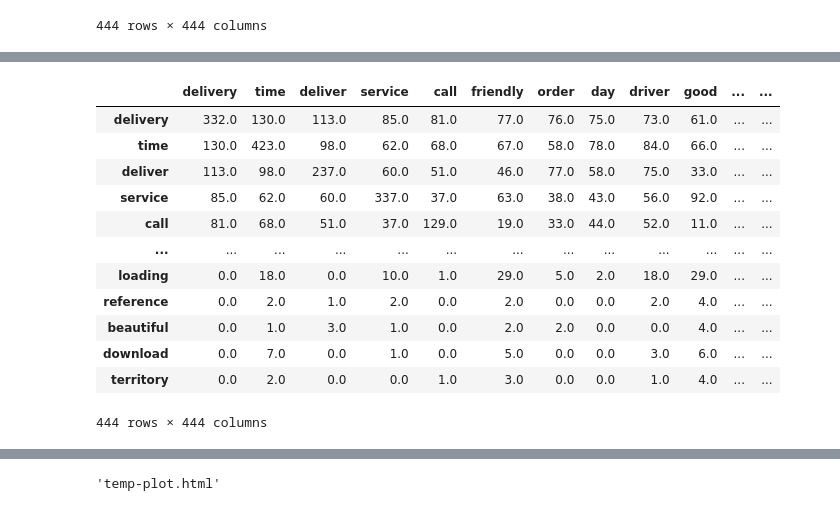
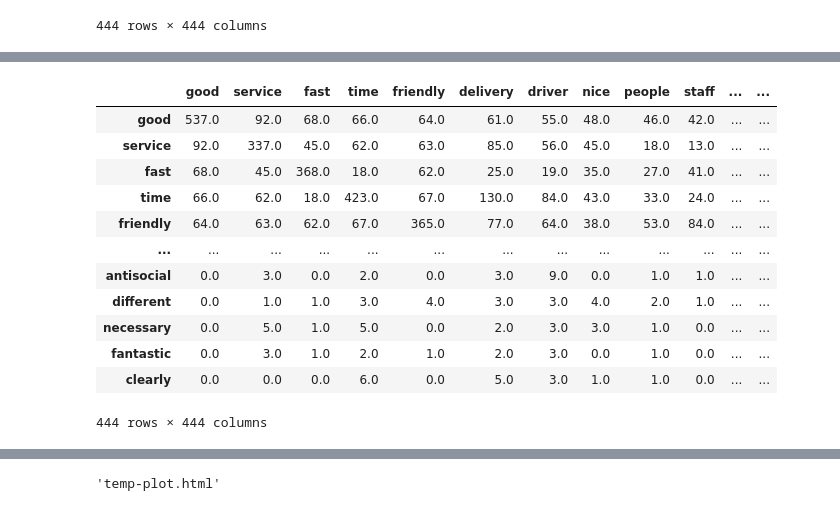
Before and after one commit to GSSaac/TOMlogistics, a Jupyter notebook: kp_WP2_logistics_lexicon.ipynb, the cells around one changed output, grey strips where cells are left out. Drawn from its saved outputs; the diff is of its cells as text; code cells hidden in the pictures.

```diff
--- a/kp_WP2_logistics_lexicon.ipynb
+++ b/kp_WP2_logistics_lexicon.ipynb
@@ -47,7 +47,7 @@ import plotly.express as px
 Dataset_name = 'TechLabsDataset.csv'
 DataDictionary_name = 'TechLabsDataset_Dictionary.csv'
 
-Dataset = pd.read_csv(os.path.join('D:/00_Coding/16_TechLabs/01_GroupProject/TOMlogistics/Data',Dataset_name), index_col = 0)
-DataDictionary = pd.read_csv(os.path.join('D:/00_Coding/16_TechLabs/01_GroupProject/TOMlogistics/Data',DataDictionary_name), index_col = 0)
+Dataset = pd.read_csv(os.path.join('./Data',Dataset_name), index_col = 0)
+DataDictionary = pd.read_csv(os.path.join('./Data',DataDictionary_name), index_col = 0)
 Dataset.head()
 # %% [output]
@@ -569,46 +575,24 @@ def sigmoid(x):
     y = 10 / (1 + np.exp(-(x-5)/1.9))
     return y
 # %%
-#test of sorting
+#sorting original lexicon_adjmat by word 'good'
+lexicon_adjmat_copy_good = lexicon_adjmat.copy()
 
-#test_am = lexicon_adjmat.iloc[0:10, 0:10]
-#sorted_x = test_am.sort_values(by= 'good', axis=1, ascending=False)
-#sorted_xy = sorted_x.sort_values(by= 'good', axis=0, ascending=False)
-#sorted_xy
-
-
-#sorting original lexicon_adjmat
-
-lexicon_adjmat_sorted_x = lexicon_adjmat.sort_values(by= 'good', axis=1, ascending=False)
-lexicon_adjmat_sorted_xy = lexicon_adjmat_sorted_x.sort_values(by= 'good', axis=0, ascending=False)
-lexicon_adjmat_sorted_xy
-
-
-delivery_adjmat_sorted_x = lexicon_adjmat.sort_values(by='delivery', axis=1, ascending=False)
-delivery_adjmat_sorted_xy = delivery_adjmat_sorted_x.sort_values(by='delivery', axis=0, ascending=False)
-delivery_adjmat_sorted_xy
-
-
-
-
-
-#ad_mat.sorted_values(by=['good'])
-#print(ad_mat)
-#fig, ax = plt.subplots(figsize = (9,9))
-#sns.heatmap(ad_mat, cmap = "Blues")
-#plt.xticks(rotation=50)
-#plt.savefig("heatmap.png", dpi = 300)
+lexicon_adjmat_sorted_x = lexicon_adjmat_copy_good.sort_values(by='good', axis=1, ascending=False)
+lexicon_adjmat_sorted_xy = lexicon_adjmat_sorted_x.sort_values(by='good', axis=0, ascending=False)
+lexicon_adjmat_good=lexicon_adjmat_sorted_xy
+lexicon_adjmat_good
 # %% [output]
-|  | delivery | time | deliver | service | call | friendly | order | day | driver | good | ... | ... |
-| delivery | 332.0 | 130.0 | 113.0 | 85.0 | 81.0 | 77.0 | 76.0 | 75.0 | 73.0 | 61.0 | ... | ... |
-| time | 130.0 | 423.0 | 98.0 | 62.0 | 68.0 | 67.0 | 58.0 | 78.0 | 84.0 | 66.0 | ... | ... |
-| deliver | 113.0 | 98.0 | 237.0 | 60.0 | 51.0 | 46.0 | 77.0 | 58.0 | 75.0 | 33.0 | ... | ... |
-| service | 85.0 | 62.0 | 60.0 | 337.0 | 37.0 | 63.0 | 38.0 | 43.0 | 56.0 | 92.0 | ... | ... |
-| call | 81.0 | 68.0 | 51.0 | 37.0 | 129.0 | 19.0 | 33.0 | 44.0 | 52.0 | 11.0 | ... | ... |
+|  | good | service | fast | time | friendly | delivery | driver | nice | people | staff | ... | ... |
+| good | 537.0 | 92.0 | 68.0 | 66.0 | 64.0 | 61.0 | 55.0 | 48.0 | 46.0 | 42.0 | ... | ... |
+| service | 92.0 | 337.0 | 45.0 | 62.0 | 63.0 | 85.0 | 56.0 | 45.0 | 18.0 | 13.0 | ... | ... |
+| fast | 68.0 | 45.0 | 368.0 | 18.0 | 62.0 | 25.0 | 19.0 | 35.0 | 27.0 | 41.0 | ... | ... |
+| time | 66.0 | 62.0 | 18.0 | 423.0 | 67.0 | 130.0 | 84.0 | 43.0 | 33.0 | 24.0 | ... | ... |
+| friendly | 64.0 | 63.0 | 62.0 | 67.0 | 365.0 | 77.0 | 64.0 | 38.0 | 53.0 | 84.0 | ... | ... |
 | ... | ... | ... | ... | ... | ... | ... | ... | ... | ... | ... | ... | ... |
-| loading | 0.0 | 18.0 | 0.0 | 10.0 | 1.0 | 29.0 | 5.0 | 2.0 | 18.0 | 29.0 | ... | ... |
-| reference | 0.0 | 2.0 | 1.0 | 2.0 | 0.0 | 2.0 | 0.0 | 0.0 | 2.0 | 4.0 | ... | ... |
-| beautiful | 0.0 | 1.0 | 3.0 | 1.0 | 0.0 | 2.0 | 2.0 | 0.0 | 0.0 | 4.0 | ... | ... |
-| download | 0.0 | 7.0 | 0.0 | 1.0 | 0.0 | 5.0 | 0.0 | 0.0 | 3.0 | 6.0 | ... | ... |
-| territory | 0.0 | 2.0 | 0.0 | 0.0 | 1.0 | 3.0 | 0.0 | 0.0 | 1.0 | 4.0 | ... | ... |
+| antisocial | 0.0 | 3.0 | 0.0 | 2.0 | 0.0 | 3.0 | 9.0 | 0.0 | 1.0 | 1.0 | ... | ... |
+| different | 0.0 | 1.0 | 1.0 | 3.0 | 4.0 | 3.0 | 3.0 | 4.0 | 2.0 | 1.0 | ... | ... |
+| necessary | 0.0 | 5.0 | 1.0 | 5.0 | 0.0 | 2.0 | 3.0 | 3.0 | 1.0 | 0.0 | ... | ... |
+| fantastic | 0.0 | 3.0 | 1.0 | 2.0 | 1.0 | 2.0 | 3.0 | 0.0 | 1.0 | 0.0 | ... | ... |
+| clearly | 0.0 | 0.0 | 0.0 | 6.0 | 0.0 | 5.0 | 3.0 | 1.0 | 1.0 | 0.0 | ... | ... |
 444 rows × 444 columns
```
Also changed, not shown: parts of 31 cells of this notebook, 1 other file.
